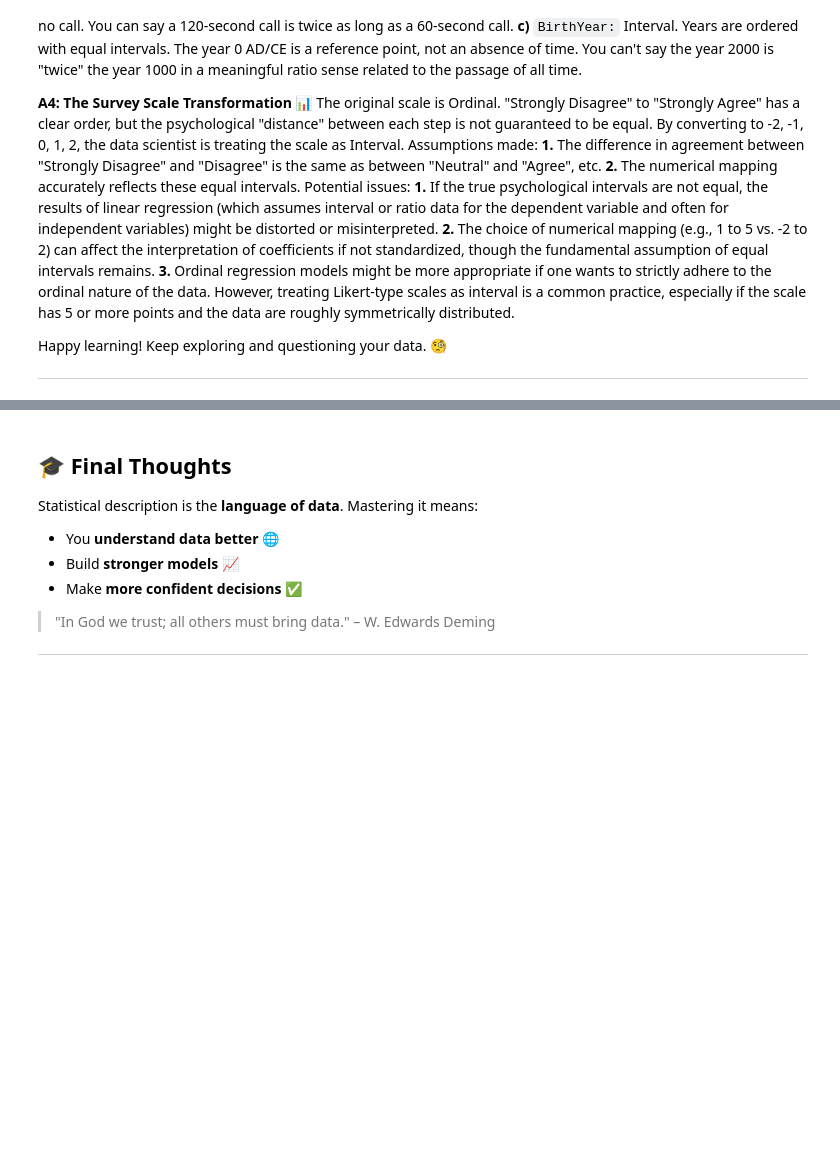
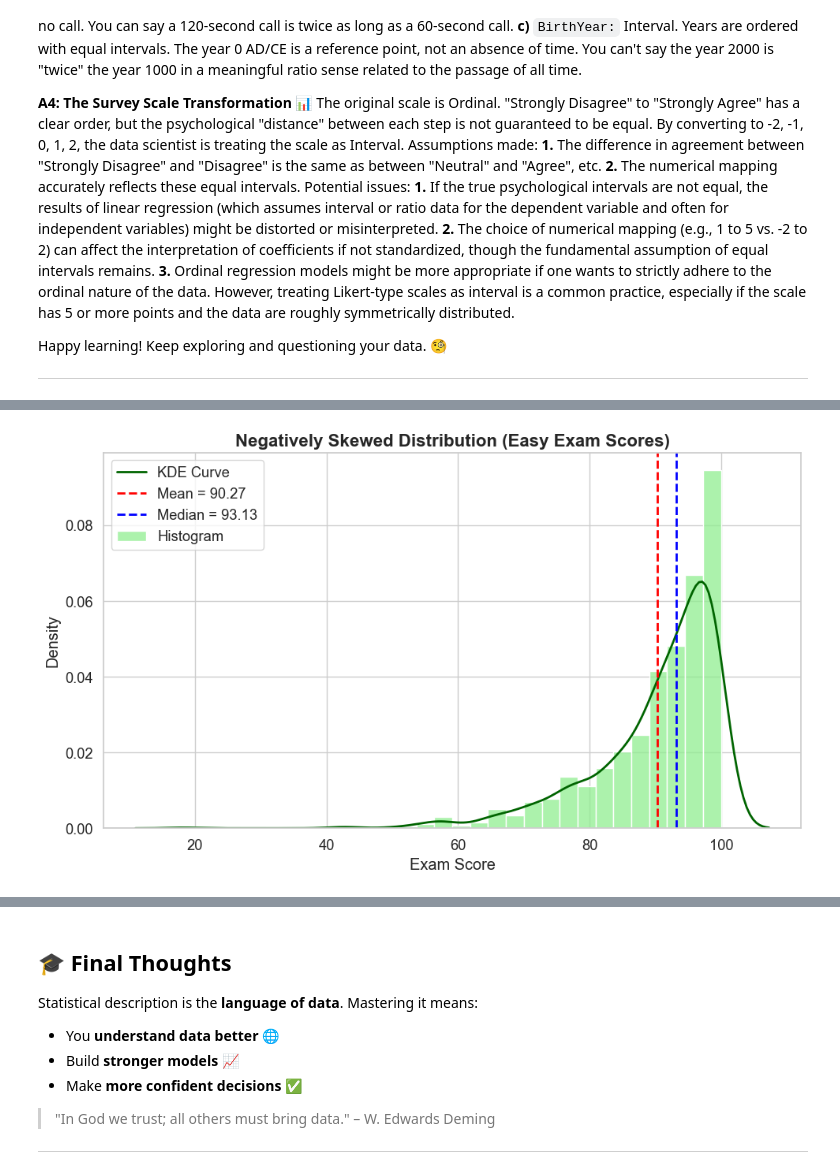
Before and after one commit to AhmadMananOfficial/Data-Science, a Jupyter notebook: NoteBook.ipynb, the cells around one changed output, grey strips where cells are left out. Saved outputs shown, nothing was run; the diff lists cells and outputs as text; code cells hidden in the pictures; blank space fills up the shorter version.

```diff
--- a/NoteBook.ipynb
+++ b/NoteBook.ipynb
@@ -1005,0 +1112,34 @@ In essence, statistical description transforms raw, unorganized data into action
+# %%
+import numpy as np
+import matplotlib.pyplot as plt
+import seaborn as sns
+
+# Set style
+sns.set(style="whitegrid", palette="pastel", font_scale=1.2)
+
+# Generate negatively skewed data
+np.random.seed(42)
+data_negative_skew = 100 - np.random.exponential(scale=10, size=1000)
+
+# Compute statistics
+mean = np.mean(data_negative_skew)
+median = np.median(data_negative_skew)
+
+# Create plot
+plt.figure(figsize=(10, 6))
+sns.histplot(data_negative_skew, bins=30, kde=False, color='lightgreen', edgecolor='white', stat='density', label='Histogram')
+sns.kdeplot(data_negative_skew, color='darkgreen', linewidth=2, label='KDE Curve')
+
+# Annotate mean and median
+plt.axvline(mean, color='red', linestyle='--', linewidth=2, label=f'Mean = {mean:.2f}')
+plt.axvline(median, color='blue', linestyle='--', linewidth=2, label=f'Median = {median:.2f}')
+
+# Title and labels
+plt.title('Negatively Skewed Distribution (Easy Exam Scores)', fontsize=16, weight='bold')
+plt.xlabel('Exam Score')
+plt.ylabel('Density')
+plt.legend()
+plt.tight_layout()
+plt.show()
+# %% [output]
+[figure, added]
```
Also changed, not shown: parts of 23 cells of this notebook.
